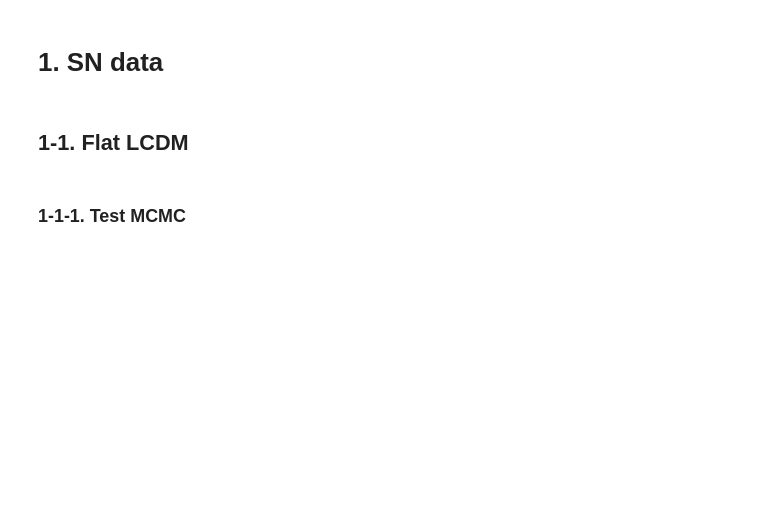
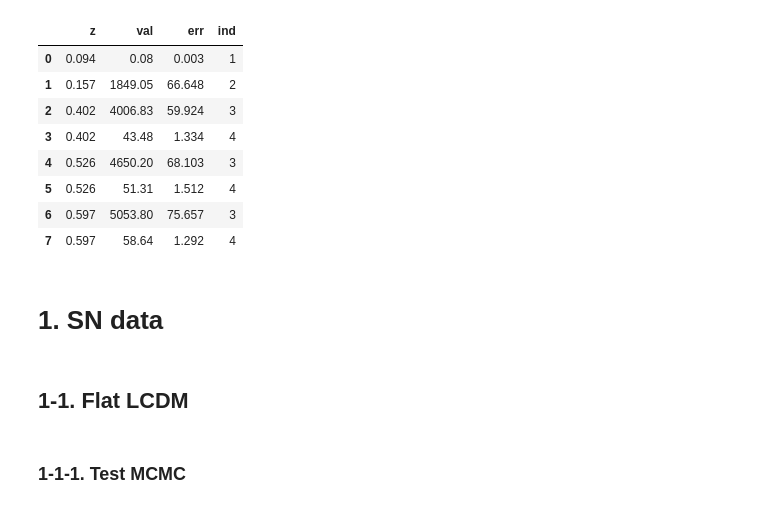
Before and after one commit to john1256/KASI_Ms, a Jupyter notebook: 2025/Field_research/Midterm_proj2_analmarg.ipynb, the cells around one changed output. Cells and saved outputs as stored; diff of their text form; code cells hidden in the pictures; blank space fills up the shorter version.

```diff
--- a/2025/Field_research/Midterm_proj2_analmarg.ipynb
+++ b/2025/Field_research/Midterm_proj2_analmarg.ipynb
@@ -13,6 +13,18 @@ BAO_data = pd.read_csv('./Data/BAO_data.csv', sep= ',', engine='python')
 mb = sndata['mb'].values
 dmb = sndata['dmb'].values
 z = sndata['zcmb'].values
+# %%
+BAO_data
+# %% [output]
+|  | z | val | err | ind |
+| 0 | 0.094 | 0.08 | 0.003 | 1 |
+| 1 | 0.157 | 1849.05 | 66.648 | 2 |
+| 2 | 0.402 | 4006.83 | 59.924 | 3 |
+| 3 | 0.402 | 43.48 | 1.334 | 4 |
+| 4 | 0.526 | 4650.20 | 68.103 | 3 |
+| 5 | 0.526 | 51.31 | 1.512 | 4 |
+| 6 | 0.597 | 5053.80 | 75.657 | 3 |
+| 7 | 0.597 | 58.64 | 1.292 | 4 |
 # %% [markdown]
 # 1. SN data
 # %% [markdown]
```
Also changed, not shown: 2 other files.
